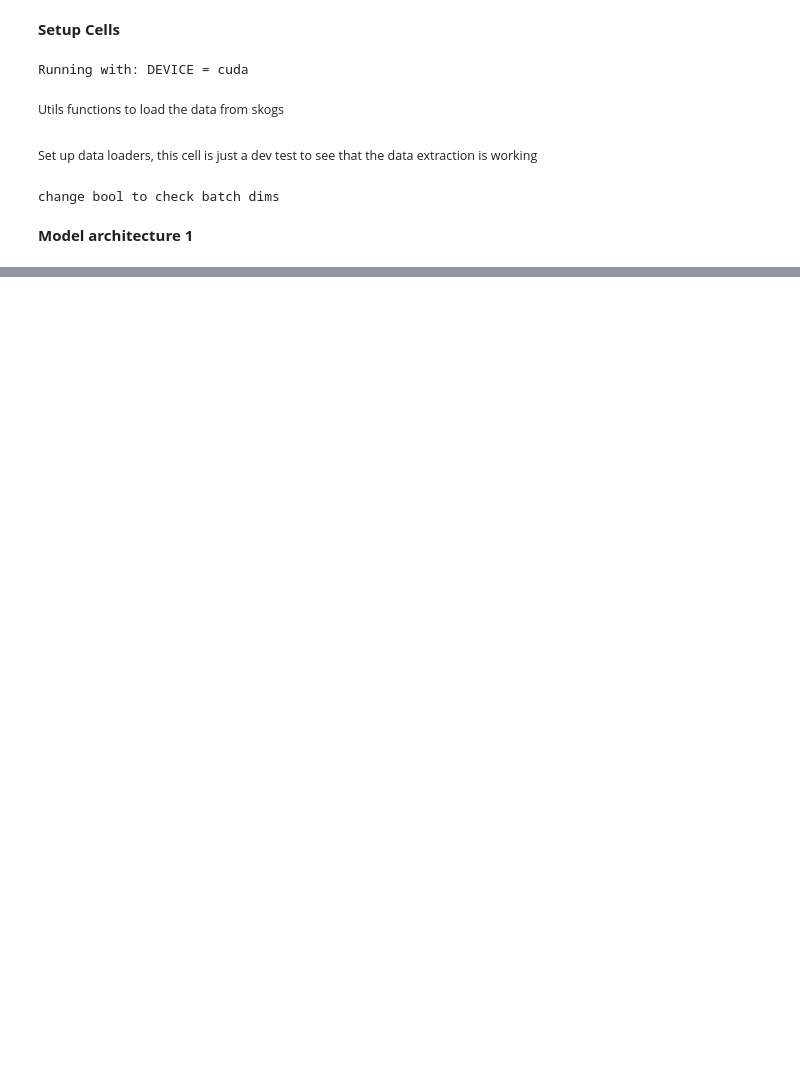
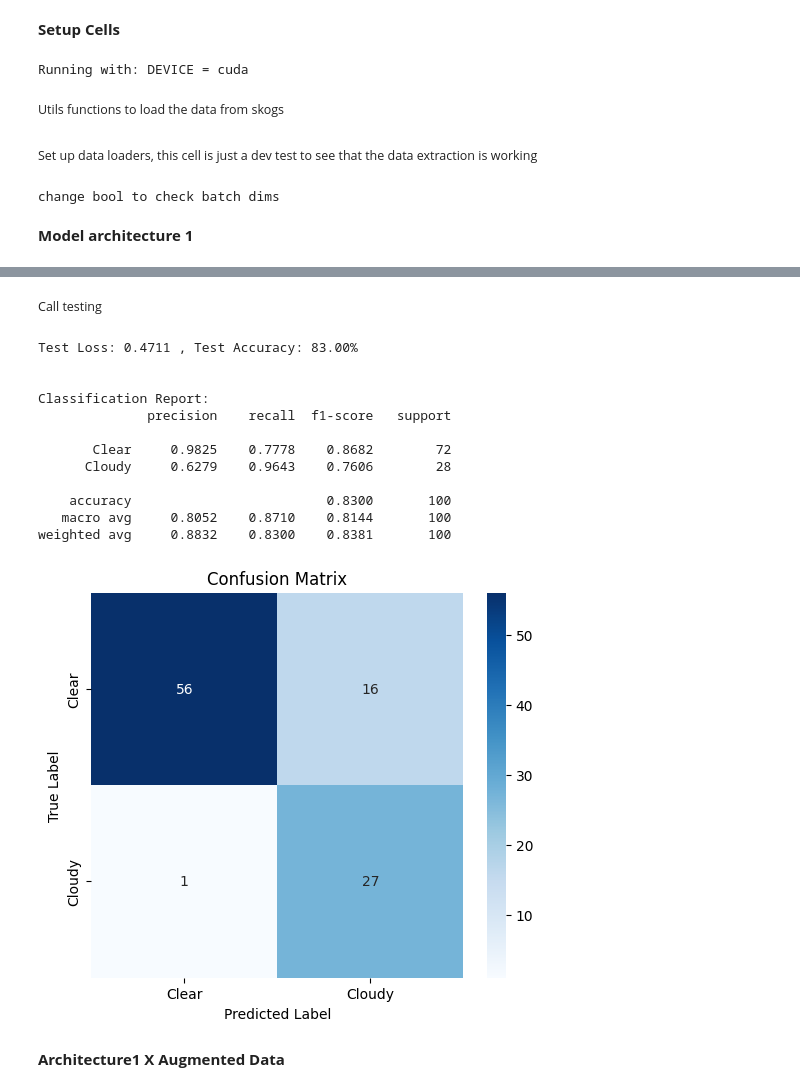
Before and after one commit to jacomoel/d7046e_spaceDataAnalysis_project, a Jupyter notebook: notebooks/space_data_analysis.ipynb, the cells around one changed output, grey strips where cells are left out. Saved outputs shown, nothing was run; the diff lists cells and outputs as text; code cells hidden in the pictures; blank space fills up the shorter version.

```diff
--- a/notebooks/space_data_analysis.ipynb
+++ b/notebooks/space_data_analysis.ipynb
@@ -499,0 +520,29 @@ saved best model to path: stored/best_model_1.pth
+# %% [markdown]
+<small>Call testing</small>
+# %%
+loaded_model_1 = load_trained_model(best_model_1_path)
+
+test_loss, test_accuracy, preds, labels = test(
+    model = loaded_model_1,
+    criterion = loss_criterion_1,
+    test_loader = test_loader,
+    device = DEVICE,
+)
+
+plot_confusion_matrix(preds, labels)
+# %% [output]
+Test Loss: 0.4711 , Test Accuracy: 83.00%
+
+
+Classification Report:
+              precision    recall  f1-score   support
+
+       Clear     0.9825    0.7778    0.8682        72
+      Cloudy     0.6279    0.9643    0.7606        28
+
+    accuracy                         0.8300       100
+   macro avg     0.8052    0.8710    0.8144       100
+weighted avg     0.8832    0.8300    0.8381       100
+[figure, added]
+# %% [markdown]
+**Architecture1 X Augmented Data**
```
Also changed, not shown: parts of 19 cells of this notebook.
